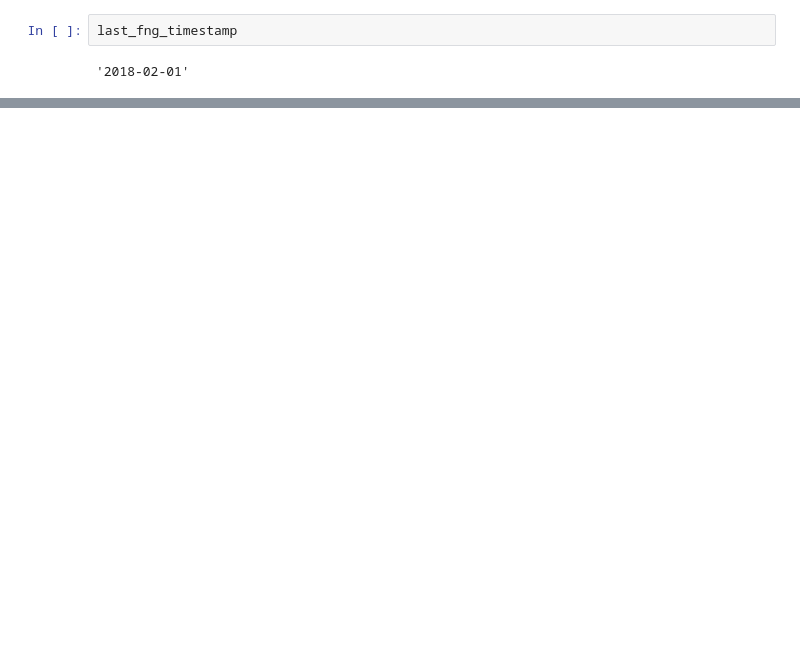
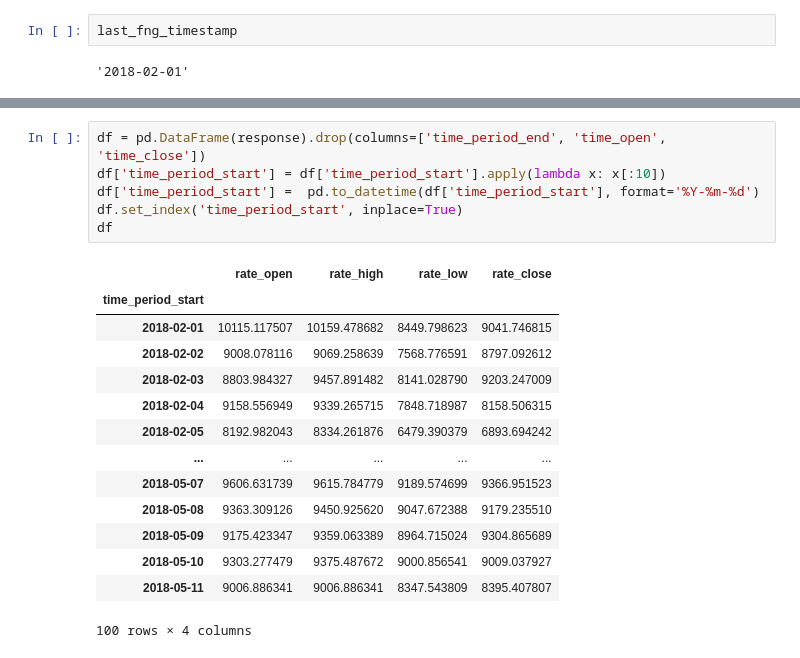
Before and after one commit to Ksyu22/crypto_prediction, a Jupyter notebook: notebooks/data.ipynb, the cells around one changed output, grey strips where cells are left out. Drawn from its saved outputs; the diff is of its cells as text; blank space fills up the shorter version.

Commit message:
cleaning final dataframe

```diff
--- a/notebooks/data.ipynb
+++ b/notebooks/data.ipynb
@@ -219,0 +212,21 @@ pd.DataFrame(response)
+# %%
+df = pd.DataFrame(response).drop(columns=['time_period_end', 'time_open', 'time_close'])
+df['time_period_start'] = df['time_period_start'].apply(lambda x: x[:10])
+df['time_period_start'] =  pd.to_datetime(df['time_period_start'], format='%Y-%m-%d')
+df.set_index('time_period_start', inplace=True)
+df
+# %% [output]
+|  | rate_open | rate_high | rate_low | rate_close |
+| time_period_start |  |  |  |  |
+| 2018-02-01 | 10115.117507 | 10159.478682 | 8449.798623 | 9041.746815 |
+| 2018-02-02 | 9008.078116 | 9069.258639 | 7568.776591 | 8797.092612 |
+| 2018-02-03 | 8803.984327 | 9457.891482 | 8141.028790 | 9203.247009 |
+| 2018-02-04 | 9158.556949 | 9339.265715 | 7848.718987 | 8158.506315 |
+| 2018-02-05 | 8192.982043 | 8334.261876 | 6479.390379 | 6893.694242 |
+| ... | ... | ... | ... | ... |
+| 2018-05-07 | 9606.631739 | 9615.784779 | 9189.574699 | 9366.951523 |
+| 2018-05-08 | 9363.309126 | 9450.925620 | 9047.672388 | 9179.235510 |
+| 2018-05-09 | 9175.423347 | 9359.063389 | 8964.715024 | 9304.865689 |
+| 2018-05-10 | 9303.277479 | 9375.487672 | 9000.856541 | 9009.037927 |
+| 2018-05-11 | 9006.886341 | 9006.886341 | 8347.543809 | 8395.407807 |
+100 rows × 4 columns
```
Also changed, not shown: parts of 11 cells of this notebook.
